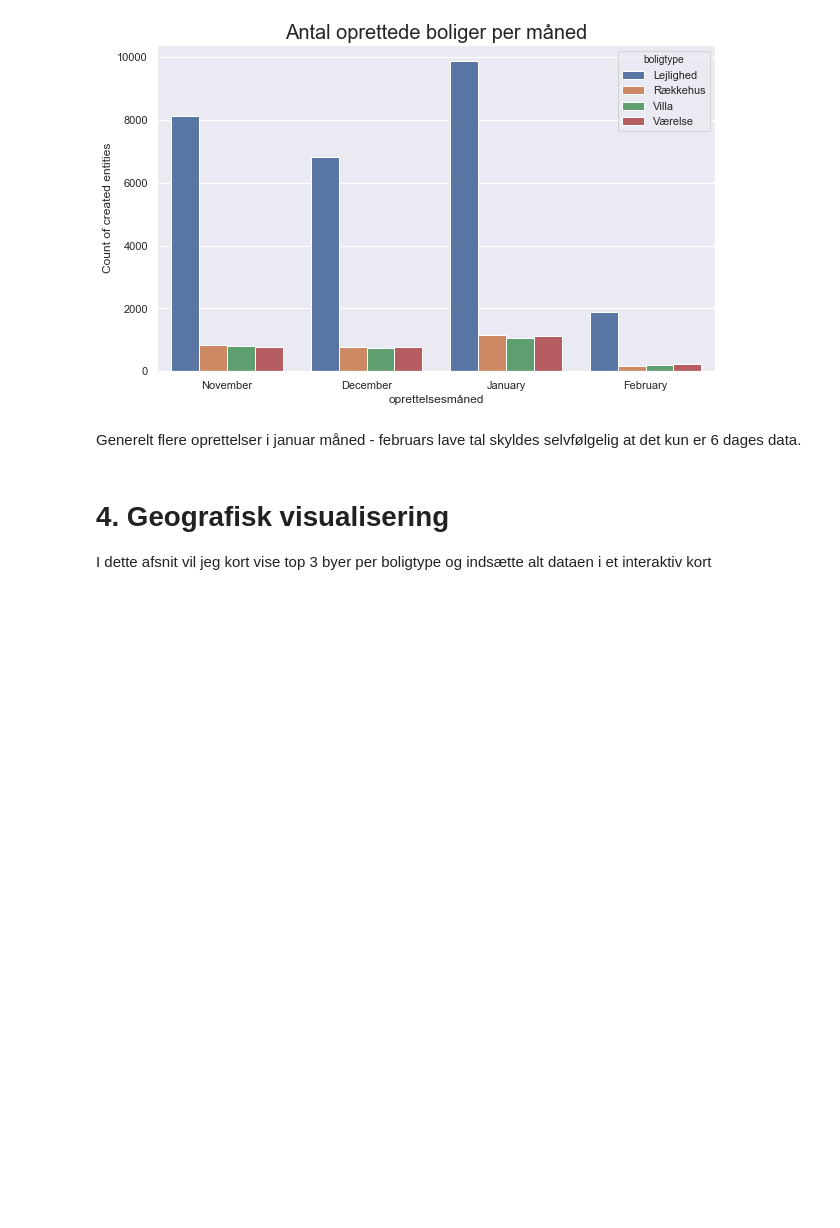
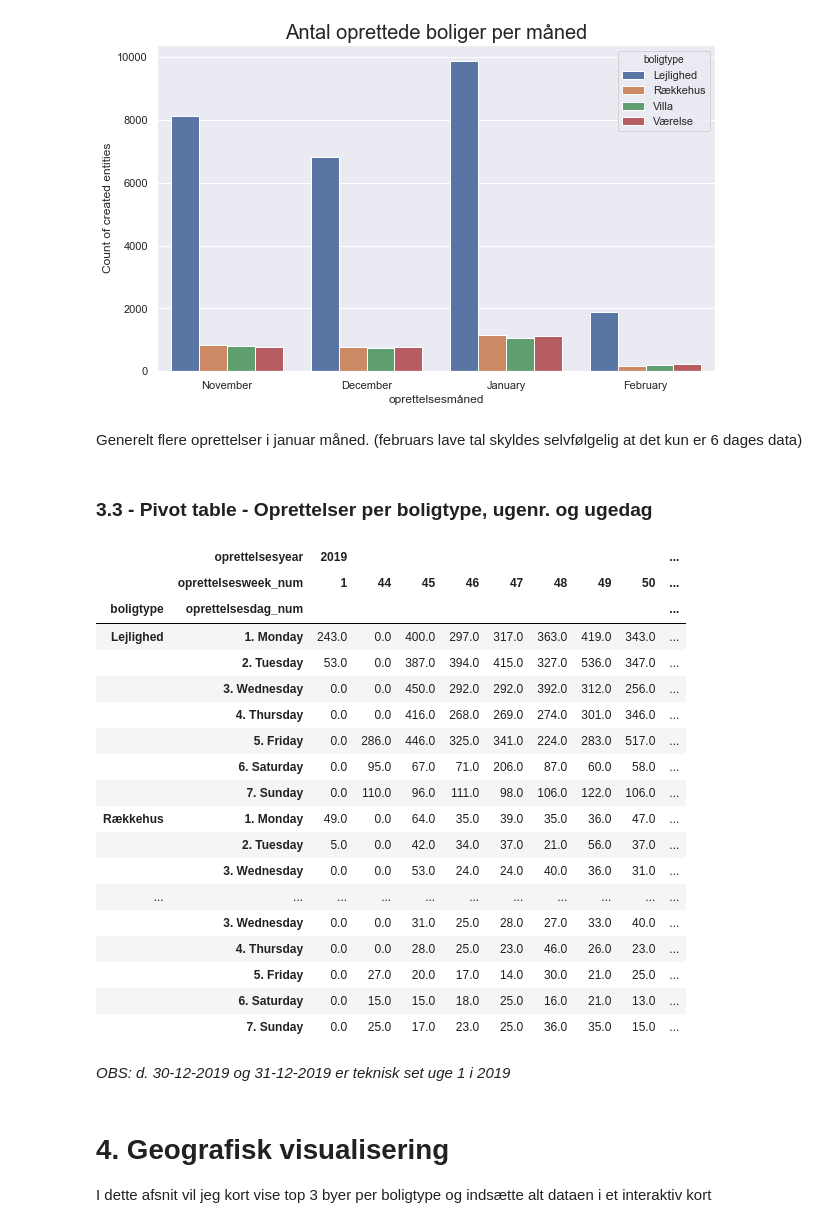
Before and after one commit to MadsJC/Bolig-site-analyse, a Jupyter notebook: PYTHON - Exploratory Data Analysis (EDA).ipynb, the cells around one changed output. Saved outputs shown, nothing was run; the diff lists cells and outputs as text; code cells hidden in the pictures; blank space fills up the shorter version.

```diff
--- a/PYTHON - Exploratory Data Analysis (EDA).ipynb
+++ b/PYTHON - Exploratory Data Analysis (EDA).ipynb
@@ -230,4 +230,6 @@ plt.title('Antal oprettede boliger per måned', fontsize=20)
 Text(0.5, 1.0, 'Antal oprettede boliger per måned')
 [figure]
 # %% [markdown]
-Generelt flere oprettelser i januar måned - februars lave tal skyldes selvfølgelig at det kun er 6 dages data.
+Generelt flere oprettelser i januar måned. (februars lave tal skyldes selvfølgelig at det kun er 6 dages data)
+# %% [markdown]
+### 3.3 - Pivot table - Oprettelser per boligtype, ugenr. og ugedag
@@ -234,3 +246,30 @@ Generelt flere oprettelser i januar måned - februars lave tal skyldes selvfølg
+# %%
+# Laver pivot table
+df_pivot_oprettelse = pd.pivot_table(df, values='ids', index=['boligtype', 'oprettelsesdag_num'],
+                                     columns=['oprettelsesyear', 'oprettelsesweek_num'], aggfunc='count').fillna(0)
+df_pivot_oprettelse
+# %% [output]
+|  | oprettelsesyear | 2019 |  |  |  |  |  |  |  | ... |
+|  | oprettelsesweek_num | 1 | 44 | 45 | 46 | 47 | 48 | 49 | 50 | ... |
+| boligtype | oprettelsesdag_num |  |  |  |  |  |  |  |  | ... |
+| Lejlighed | 1. Monday | 243.0 | 0.0 | 400.0 | 297.0 | 317.0 | 363.0 | 419.0 | 343.0 | ... |
+|  | 2. Tuesday | 53.0 | 0.0 | 387.0 | 394.0 | 415.0 | 327.0 | 536.0 | 347.0 | ... |
+|  | 3. Wednesday | 0.0 | 0.0 | 450.0 | 292.0 | 292.0 | 392.0 | 312.0 | 256.0 | ... |
+|  | 4. Thursday | 0.0 | 0.0 | 416.0 | 268.0 | 269.0 | 274.0 | 301.0 | 346.0 | ... |
+|  | 5. Friday | 0.0 | 286.0 | 446.0 | 325.0 | 341.0 | 224.0 | 283.0 | 517.0 | ... |
+|  | 6. Saturday | 0.0 | 95.0 | 67.0 | 71.0 | 206.0 | 87.0 | 60.0 | 58.0 | ... |
+|  | 7. Sunday | 0.0 | 110.0 | 96.0 | 111.0 | 98.0 | 106.0 | 122.0 | 106.0 | ... |
+| Rækkehus | 1. Monday | 49.0 | 0.0 | 64.0 | 35.0 | 39.0 | 35.0 | 36.0 | 47.0 | ... |
+|  | 2. Tuesday | 5.0 | 0.0 | 42.0 | 34.0 | 37.0 | 21.0 | 56.0 | 37.0 | ... |
+|  | 3. Wednesday | 0.0 | 0.0 | 53.0 | 24.0 | 24.0 | 40.0 | 36.0 | 31.0 | ... |
+| ... | ... | ... | ... | ... | ... | ... | ... | ... | ... | ... |
+|  | 3. Wednesday | 0.0 | 0.0 | 31.0 | 25.0 | 28.0 | 27.0 | 33.0 | 40.0 | ... |
+|  | 4. Thursday | 0.0 | 0.0 | 28.0 | 25.0 | 23.0 | 46.0 | 26.0 | 23.0 | ... |
+|  | 5. Friday | 0.0 | 27.0 | 20.0 | 17.0 | 14.0 | 30.0 | 21.0 | 25.0 | ... |
+|  | 6. Saturday | 0.0 | 15.0 | 15.0 | 18.0 | 25.0 | 16.0 | 21.0 | 13.0 | ... |
+|  | 7. Sunday | 0.0 | 25.0 | 17.0 | 23.0 | 25.0 | 36.0 | 35.0 | 15.0 | ... |
+# %% [markdown]
+*OBS: d. 30-12-2019 og 31-12-2019 er teknisk set uge 1 i 2019*
 # %% [markdown]
 # 4. Geografisk visualisering <a class="anchor" id="chapter4"></a>
 I dette afsnit vil jeg kort vise top 3 byer per boligtype og indsætte alt dataen i et interaktiv kort
```
Also changed, not shown: parts of 7 cells of this notebook.
